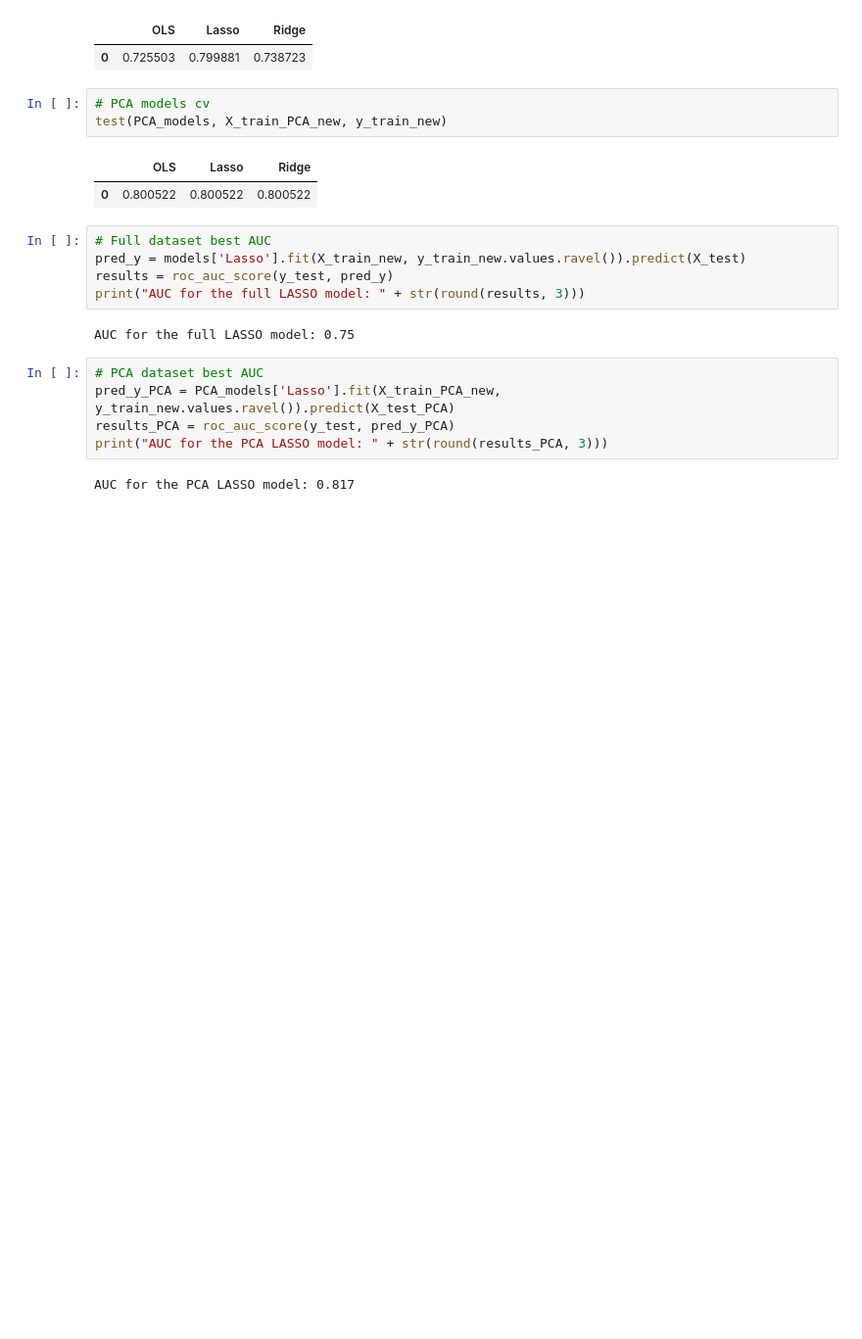
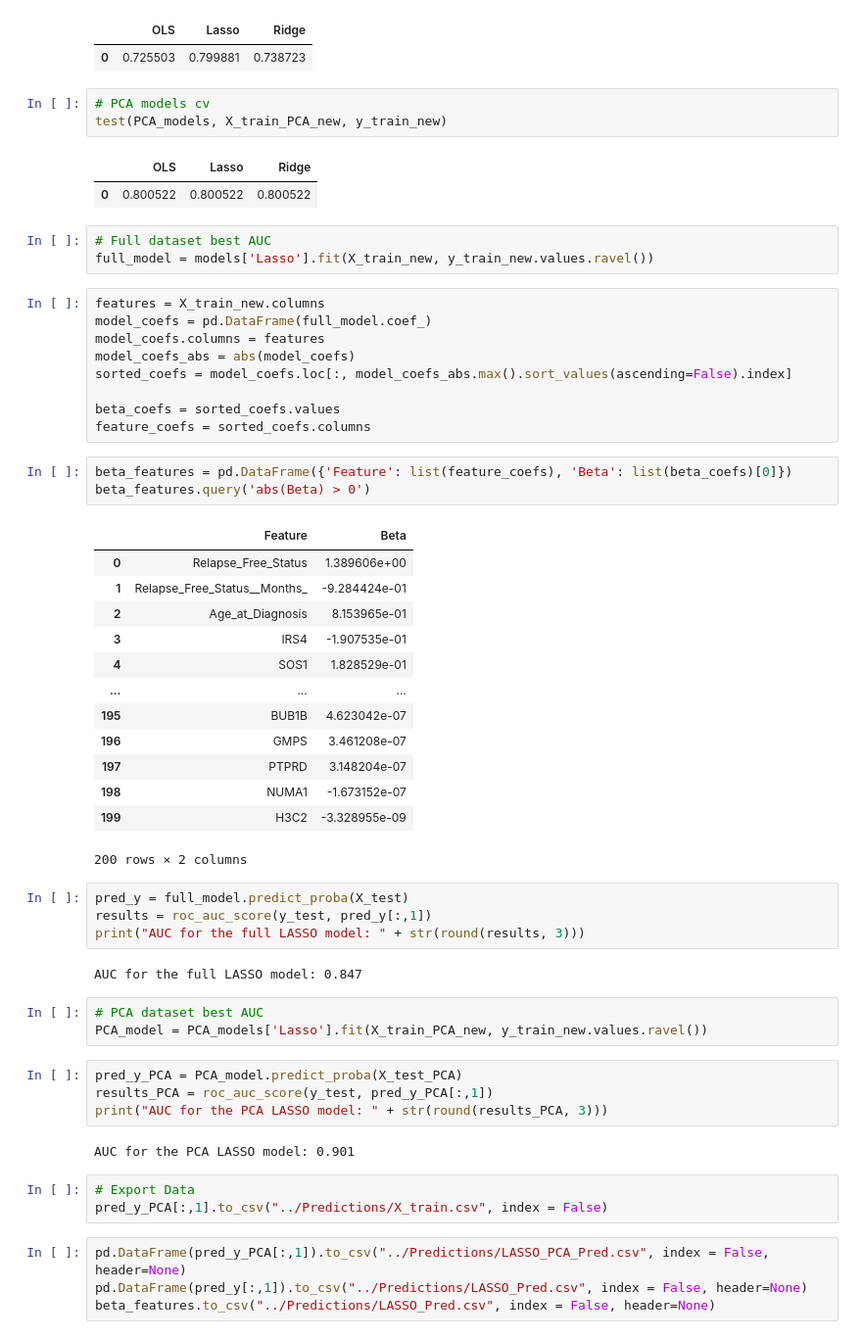
Before and after one commit to caitlynmn/BIOSTAT824_Final_Project, a Jupyter notebook: Models/LASSO_Model.ipynb, the cells around one changed output. Shown at 98% size. Cells and saved outputs as stored; diff of their text form; blank space fills up the shorter version.

Commit message:
Upload predictinos and beta coeffs

```diff
--- a/Models/LASSO_Model.ipynb
+++ b/Models/LASSO_Model.ipynb
@@ -91,17 +92,54 @@ test(PCA_models, X_train_PCA_new, y_train_new)
 # %% [output]
 |  | OLS | Lasso | Ridge |
 | 0 | 0.800522 | 0.800522 | 0.800522 |
+# %%
+# Full dataset best AUC
+full_model = models['Lasso'].fit(X_train_new, y_train_new.values.ravel())
+# %%
+features = X_train_new.columns
+model_coefs = pd.DataFrame(full_model.coef_)
+model_coefs.columns = features
+model_coefs_abs = abs(model_coefs)
+sorted_coefs = model_coefs.loc[:, model_coefs_abs.max().sort_values(ascending=False).index]
+
+beta_coefs = sorted_coefs.values
+feature_coefs = sorted_coefs.columns
+# %%
+beta_features = pd.DataFrame({'Feature': list(feature_coefs), 'Beta': list(beta_coefs)[0]})
+beta_features.query('abs(Beta) > 0')
+# %% [output]
+|  | Feature | Beta |
+| 0 | Relapse_Free_Status | 1.389606e+00 |
+| 1 | Relapse_Free_Status__Months_ | -9.284424e-01 |
+| 2 | Age_at_Diagnosis | 8.153965e-01 |
+| 3 | IRS4 | -1.907535e-01 |
+| 4 | SOS1 | 1.828529e-01 |
+| ... | ... | ... |
+| 195 | BUB1B | 4.623042e-07 |
+| 196 | GMPS | 3.461208e-07 |
+| 197 | PTPRD | 3.148204e-07 |
+| 198 | NUMA1 | -1.673152e-07 |
+| 199 | H3C2 | -3.328955e-09 |
+200 rows × 2 columns
 # %%
-# Full dataset best AUC
-pred_y = models['Lasso'].fit(X_train_new, y_train_new.values.ravel()).predict(X_test)
-results = roc_auc_score(y_test, pred_y)
+pred_y = full_model.predict_proba(X_test)
+results = roc_auc_score(y_test, pred_y[:,1])
 print("AUC for the full LASSO model: " + str(round(results, 3)))
 # %% [output]
-AUC for the full LASSO model: 0.75
+AUC for the full LASSO model: 0.847
+# %%
+# PCA dataset best AUC
+PCA_model = PCA_models['Lasso'].fit(X_train_PCA_new, y_train_new.values.ravel())
 # %%
-# PCA dataset best AUC
-pred_y_PCA = PCA_models['Lasso'].fit(X_train_PCA_new, y_train_new.values.ravel()).predict(X_test_PCA)
-results_PCA = roc_auc_score(y_test, pred_y_PCA)
+pred_y_PCA = PCA_model.predict_proba(X_test_PCA)
+results_PCA = roc_auc_score(y_test, pred_y_PCA[:,1])
 print("AUC for the PCA LASSO model: " + str(round(results_PCA, 3)))
 # %% [output]
-AUC for the PCA LASSO model: 0.817
+AUC for the PCA LASSO model: 0.901
+# %%
+# Export Data
+pred_y_PCA[:,1].to_csv("../Predictions/X_train.csv", index = False)
+# %%
+pd.DataFrame(pred_y_PCA[:,1]).to_csv("../Predictions/LASSO_PCA_Pred.csv", index = False, header=None)
+pd.DataFrame(pred_y[:,1]).to_csv("../Predictions/LASSO_Pred.csv", index = False, header=None)
+beta_features.to_csv("../Predictions/LASSO_Pred.csv", index = False, header=None)
```
Also changed, not shown: parts of 1 cell of this notebook, 3 other files.
